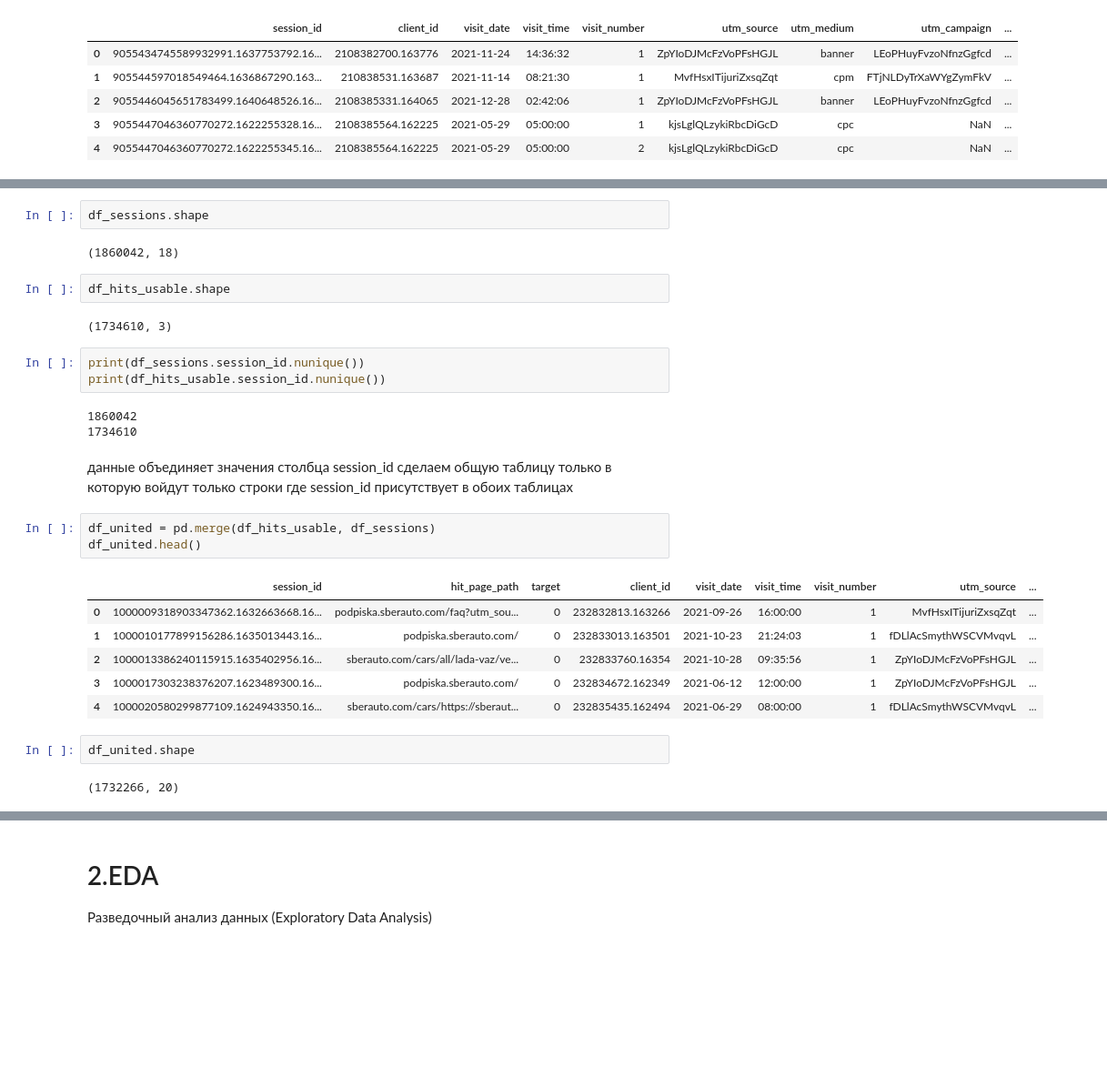
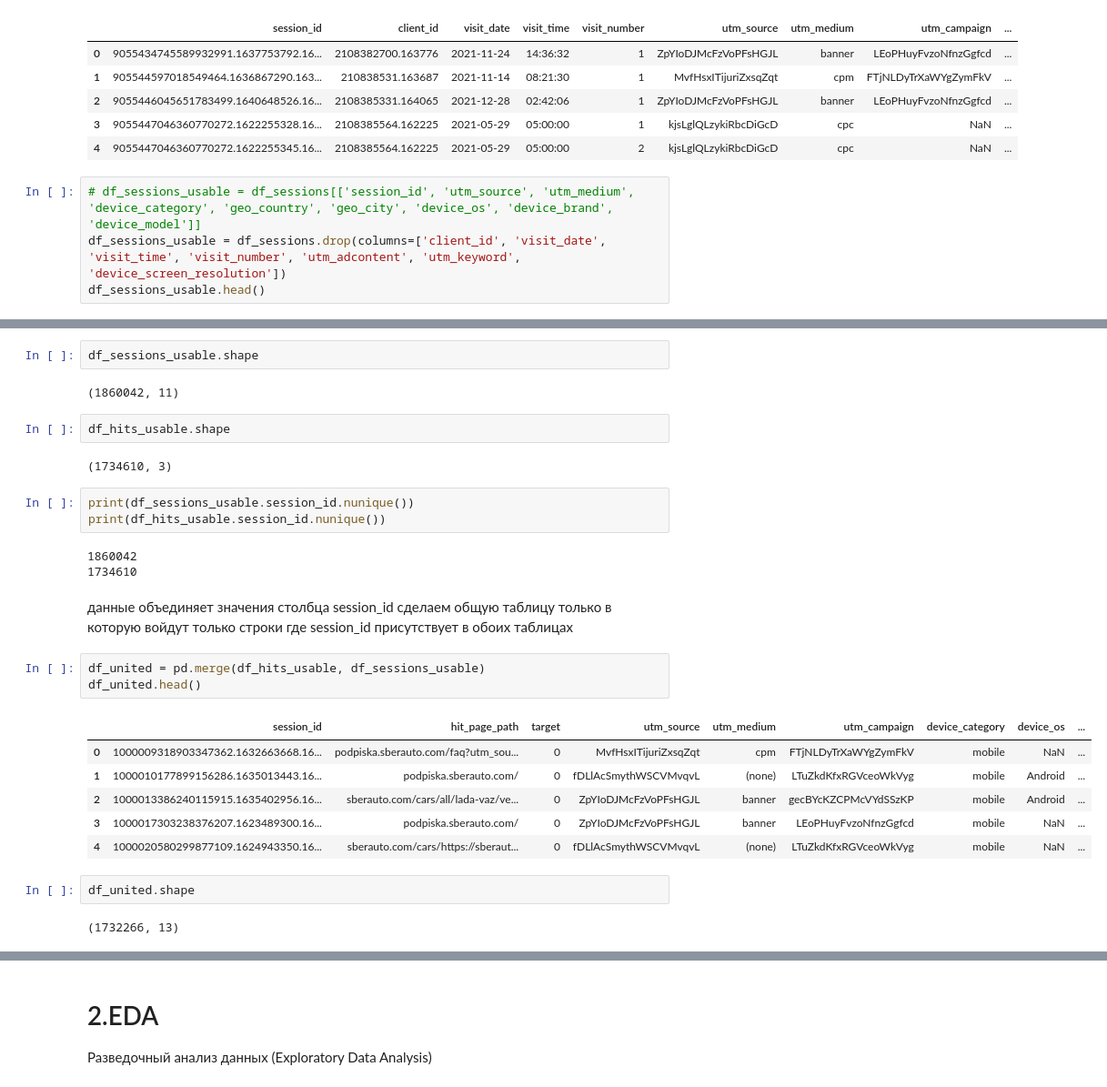
Before and after one commit to proger-n/SberAutopodpiska_analysis, a Jupyter notebook: JupyterNotebooks/final_project_1.ipynb, the cells around one changed output, grey strips where cells are left out. Shown at 91% size. Saved outputs shown, nothing was run; the diff lists cells and outputs as text; blank space fills up the shorter version.

```diff
--- a/JupyterNotebooks/final_project_1.ipynb
+++ b/JupyterNotebooks/final_project_1.ipynb
@@ -95,3 +79,7 @@ df_sessions.head()
 | 2 | 9055446045651783499.1640648526.16... | 2108385331.164065 | 2021-12-28 | 02:42:06 | 1 | ZpYIoDJMcFzVoPFsHGJL | banner | LEoPHuyFvzoNfnzGgfcd | ... |
 | 3 | 9055447046360770272.1622255328.16... | 2108385564.162225 | 2021-05-29 | 05:00:00 | 1 | kjsLglQLzykiRbcDiGcD | cpc | NaN | ... |
 | 4 | 9055447046360770272.1622255345.16... | 2108385564.162225 | 2021-05-29 | 05:00:00 | 2 | kjsLglQLzykiRbcDiGcD | cpc | NaN | ... |
+# %%
+# df_sessions_usable = df_sessions[['session_id', 'utm_source', 'utm_medium', 'device_category', 'geo_country', 'geo_city', 'device_os', 'device_brand', 'device_model']]
+df_sessions_usable = df_sessions.drop(columns=['client_id', 'visit_date', 'visit_time', 'visit_number', 'utm_adcontent', 'utm_keyword', 'device_screen_resolution'])
+df_sessions_usable.head()
@@ -98,13 +93,13 @@ df_sessions.head()
 # %%
-df_sessions.shape
+df_sessions_usable.shape
 # %% [output]
-(1860042, 18)
+(1860042, 11)
 # %%
 df_hits_usable.shape
 # %% [output]
 (1734610, 3)
 # %%
-print(df_sessions.session_id.nunique())
+print(df_sessions_usable.session_id.nunique())
 print(df_hits_usable.session_id.nunique())
 # %% [output]
 1860042
@@ -113,19 +108,19 @@ print(df_hits_usable.session_id.nunique())
 данные объединяет значения столбца session_id
 сделаем общую таблицу только в которую войдут только строки где session_id присутствует в обоих таблицах
 # %%
-df_united = pd.merge(df_hits_usable, df_sessions)
+df_united = pd.merge(df_hits_usable, df_sessions_usable)
 df_united.head()
 # %% [output]
-|  | session_id | hit_page_path | target | client_id | visit_date | visit_time | visit_number | utm_source | ... |
-| 0 | 1000009318903347362.1632663668.16... | podpiska.sberauto.com/faq?utm_sou... | 0 | 232832813.163266 | 2021-09-26 | 16:00:00 | 1 | MvfHsxITijuriZxsqZqt | ... |
-| 1 | 1000010177899156286.1635013443.16... | podpiska.sberauto.com/ | 0 | 232833013.163501 | 2021-10-23 | 21:24:03 | 1 | fDLlAcSmythWSCVMvqvL | ... |
-| 2 | 1000013386240115915.1635402956.16... | sberauto.com/cars/all/lada-vaz/ve... | 0 | 232833760.16354 | 2021-10-28 | 09:35:56 | 1 | ZpYIoDJMcFzVoPFsHGJL | ... |
-| 3 | 1000017303238376207.1623489300.16... | podpiska.sberauto.com/ | 0 | 232834672.162349 | 2021-06-12 | 12:00:00 | 1 | ZpYIoDJMcFzVoPFsHGJL | ... |
-| 4 | 1000020580299877109.1624943350.16... | sberauto.com/cars/https://sberaut... | 0 | 232835435.162494 | 2021-06-29 | 08:00:00 | 1 | fDLlAcSmythWSCVMvqvL | ... |
+|  | session_id | hit_page_path | target | utm_source | utm_medium | utm_campaign | device_category | device_os | ... |
+| 0 | 1000009318903347362.1632663668.16... | podpiska.sberauto.com/faq?utm_sou... | 0 | MvfHsxITijuriZxsqZqt | cpm | FTjNLDyTrXaWYgZymFkV | mobile | NaN | ... |
+| 1 | 1000010177899156286.1635013443.16... | podpiska.sberauto.com/ | 0 | fDLlAcSmythWSCVMvqvL | (none) | LTuZkdKfxRGVceoWkVyg | mobile | Android | ... |
+| 2 | 1000013386240115915.1635402956.16... | sberauto.com/cars/all/lada-vaz/ve... | 0 | ZpYIoDJMcFzVoPFsHGJL | banner | gecBYcKZCPMcVYdSSzKP | mobile | Android | ... |
+| 3 | 1000017303238376207.1623489300.16... | podpiska.sberauto.com/ | 0 | ZpYIoDJMcFzVoPFsHGJL | banner | LEoPHuyFvzoNfnzGgfcd | mobile | NaN | ... |
+| 4 | 1000020580299877109.1624943350.16... | sberauto.com/cars/https://sberaut... | 0 | fDLlAcSmythWSCVMvqvL | (none) | LTuZkdKfxRGVceoWkVyg | mobile | NaN | ... |
 # %%
 df_united.shape
 # %% [output]
-(1732266, 20)
+(1732266, 13)
 # %%
 df_united.describe(include='all')
 # %% [output]
```
Also changed, not shown: parts of 43 cells of this notebook.
